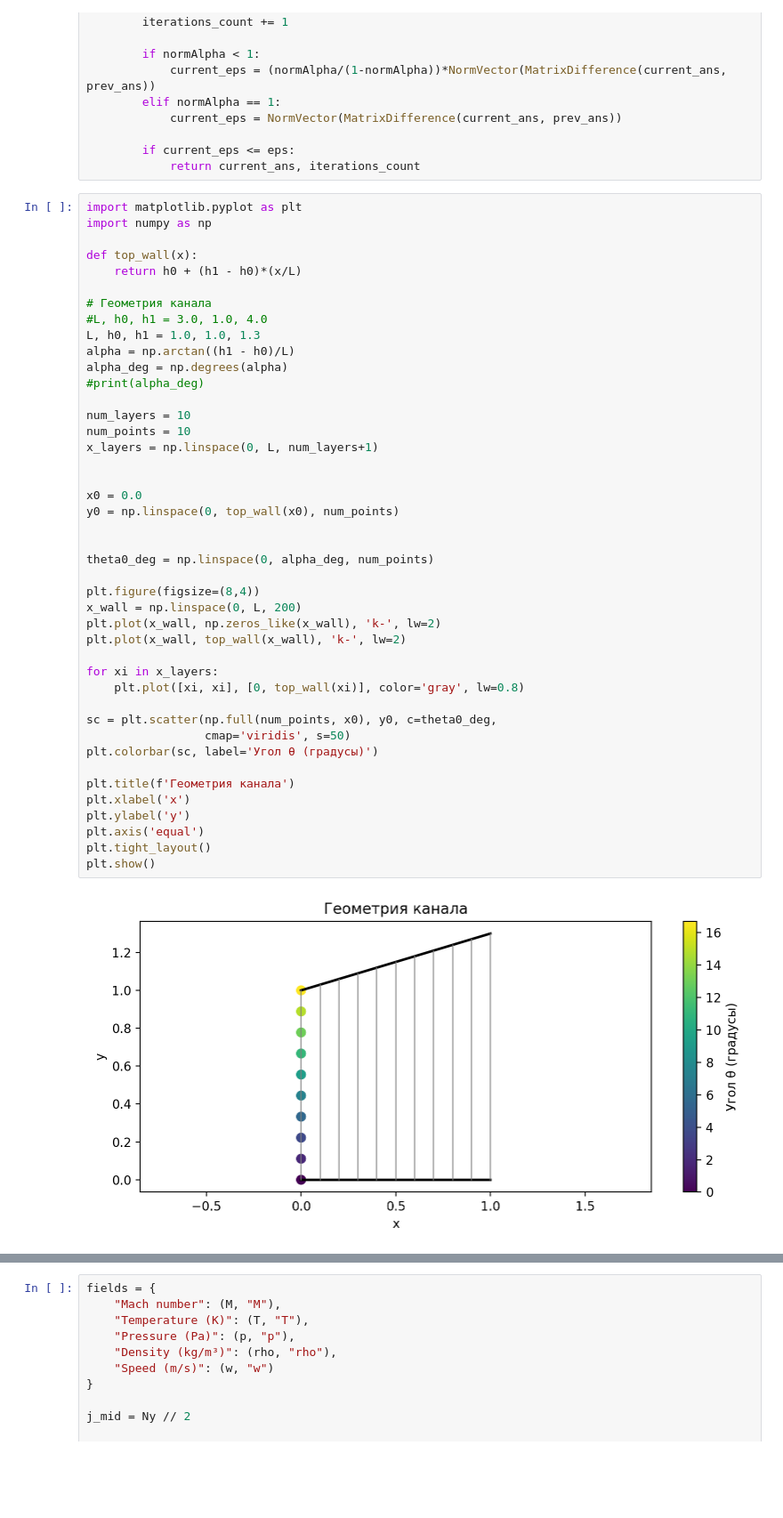
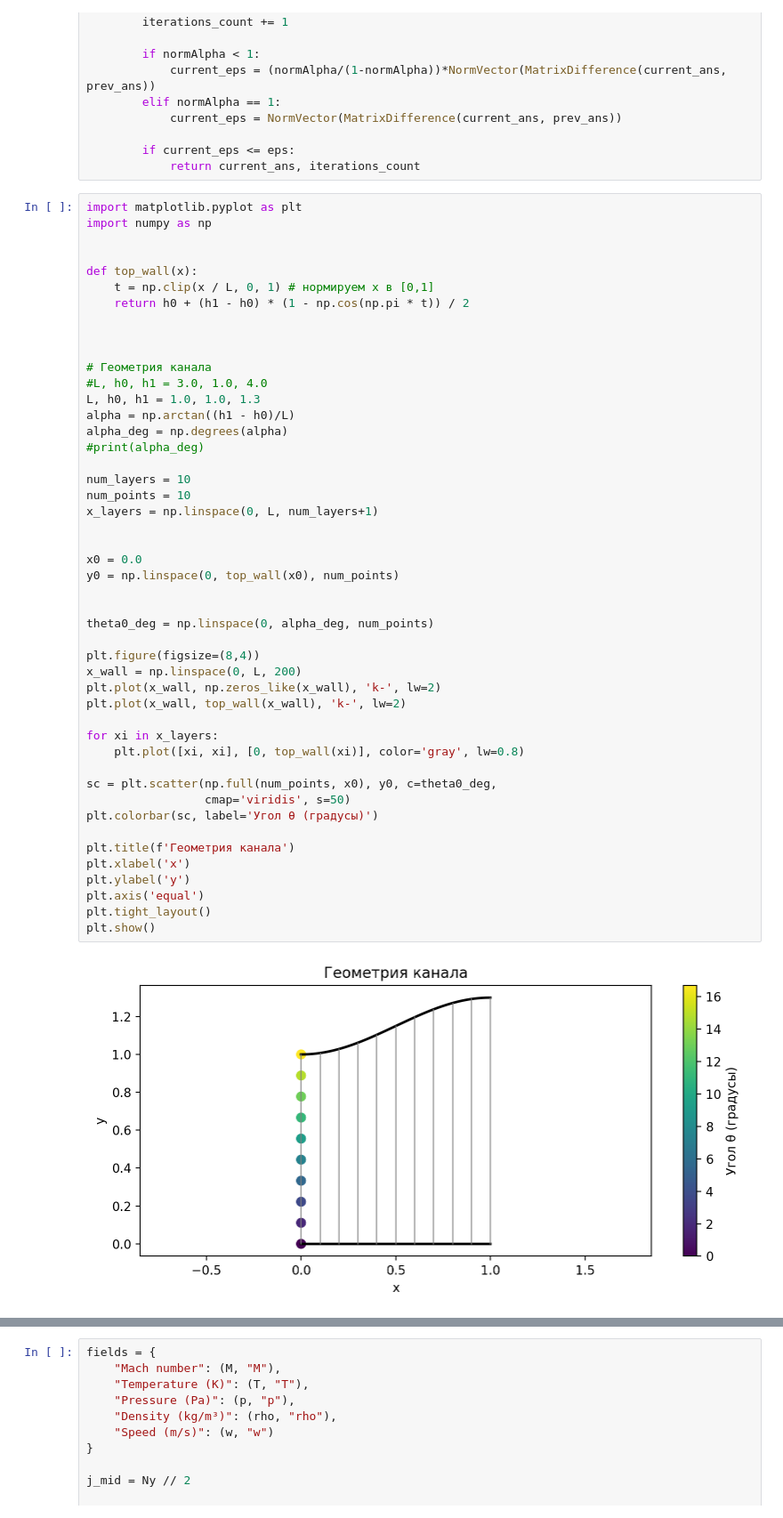
Before and after one commit to KirillZHur/diploma, a Jupyter notebook: src/notebooks/gcm_all.ipynb, the cells around one changed output, grey strips where cells are left out. Shown at 89% size. Saved outputs shown, nothing was run; the diff lists cells and outputs as text; blank space fills up the shorter version.

```diff
--- a/src/notebooks/gcm_all.ipynb
+++ b/src/notebooks/gcm_all.ipynb
@@ -135,8 +135,12 @@ def ZeidelMethod(matrix, b, eps):
 import matplotlib.pyplot as plt
 import numpy as np
 
+
 def top_wall(x):
-    return h0 + (h1 - h0)*(x/L)
+    t = np.clip(x / L, 0, 1) # нормируем x в [0,1]
+    return h0 + (h1 - h0) * (1 - np.cos(np.pi * t)) / 2
+
+
 
 # Геометрия канала
 #L, h0, h1 = 3.0, 1.0, 4.0
@@ -148,34 +152,34 @@ alpha_deg = np.degrees(alpha)
 num_layers = 10
 num_points = 10
 x_layers = np.linspace(0, L, num_layers+1)
 
 
 x0 = 0.0
 y0 = np.linspace(0, top_wall(x0), num_points)
 
 
 theta0_deg = np.linspace(0, alpha_deg, num_points)
 
 plt.figure(figsize=(8,4))
 x_wall = np.linspace(0, L, 200)
 plt.plot(x_wall, np.zeros_like(x_wall), 'k-', lw=2)
 plt.plot(x_wall, top_wall(x_wall), 'k-', lw=2)
 
 for xi in x_layers:
     plt.plot([xi, xi], [0, top_wall(xi)], color='gray', lw=0.8)
 
 sc = plt.scatter(np.full(num_points, x0), y0, c=theta0_deg,
                  cmap='viridis', s=50)
 plt.colorbar(sc, label='Угол θ (градусы)')
 
 plt.title(f'Геометрия канала')
 plt.xlabel('x')
 plt.ylabel('y')
 plt.axis('equal')
 plt.tight_layout()
 plt.show()
 # %% [output]
-[figure, old version]
+[figure, new version]
 # %%
 import numpy as np
 import matplotlib.pyplot as plt
```
Also changed, not shown: parts of 9 cells of this notebook, 4 other files.
